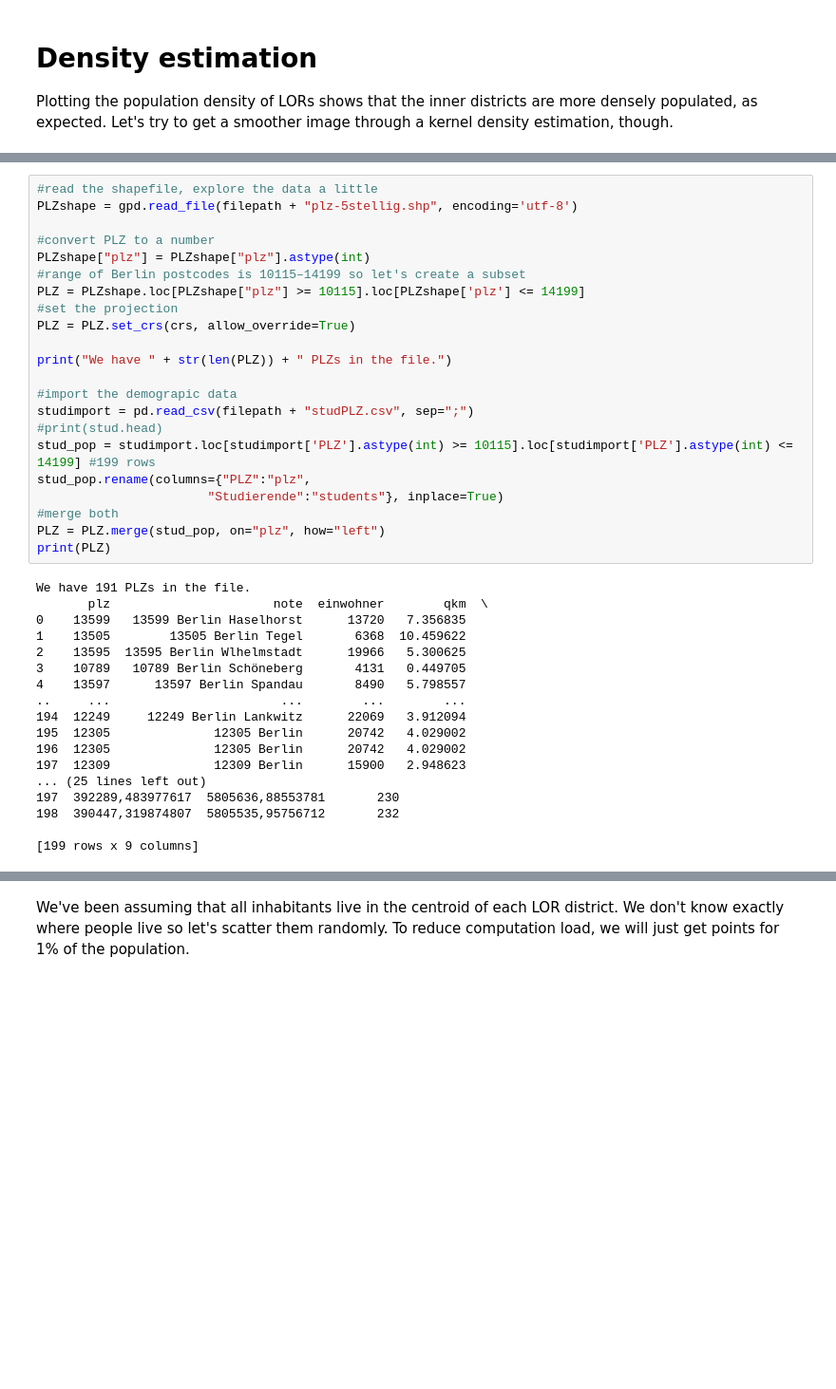
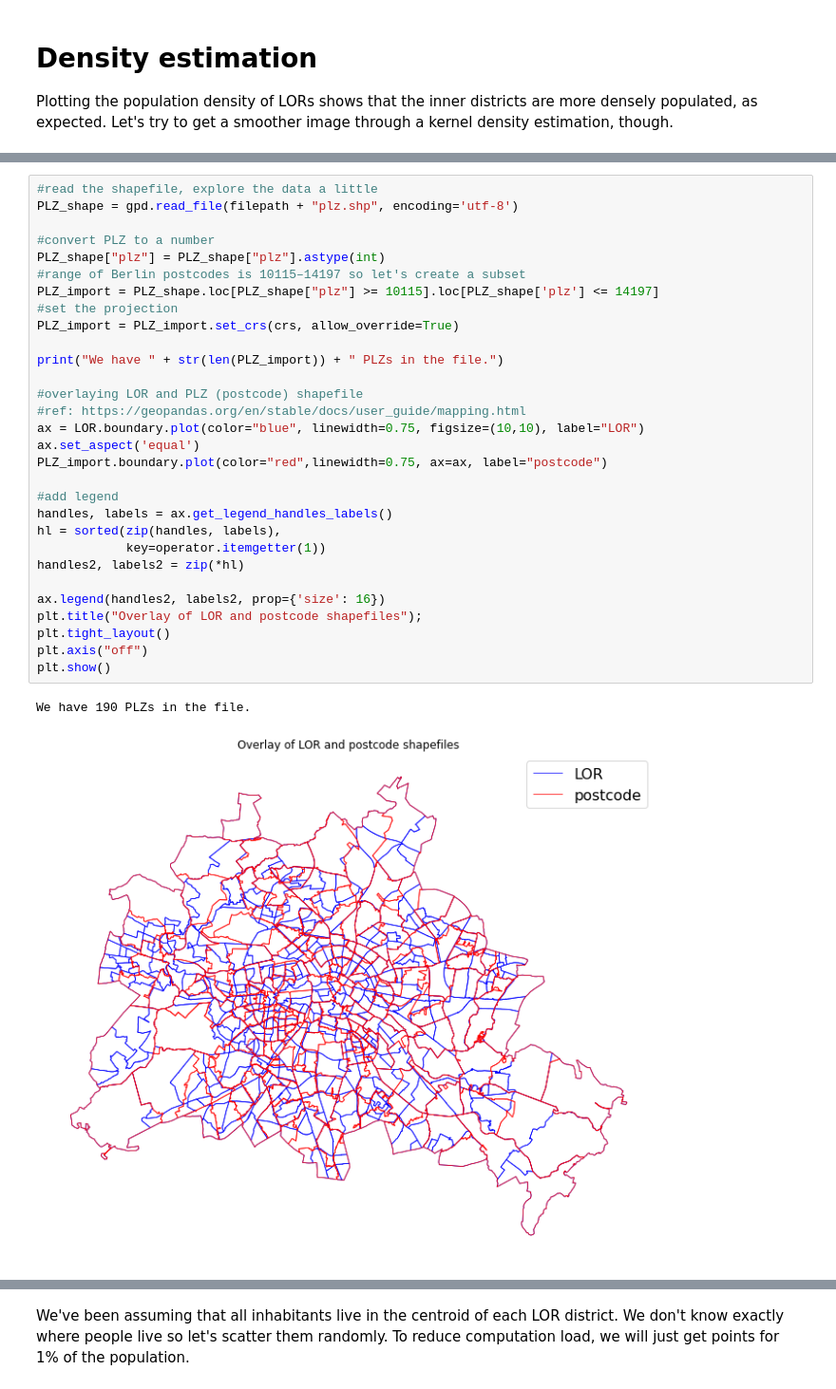
Before and after one commit to anwu-git/berlin-student-residence, a Jupyter notebook: berlin-student-residence.ipynb, the cells around one changed output, grey strips where cells are left out. Shown at 95% size. Cells and saved outputs as stored; diff of their text form; blank space fills up the shorter version.

Commit message:
Kaggle Notebook | Berlin Student Residence | Version 6

```diff
--- a/berlin-student-residence.ipynb
+++ b/berlin-student-residence.ipynb
@@ -263,42 +260,35 @@ Now let's get to the students. We'll read the German postcode shapefiles and lim
 
 We'll also read the number of students living in each Berlin postcode as of 2016. This data was obtained from the Berlin city government for research reasons and is not available publicly, unfortunately.
-# %%
-#read the shapefile, explore the data a little
-PLZshape = gpd.read_file(filepath + "plz-5stellig.shp", encoding='utf-8')
-
-#convert PLZ to a number
-PLZshape["plz"] = PLZshape["plz"].astype(int)
-#range of Berlin postcodes is 10115–14199 so let's create a subset
-PLZ = PLZshape.loc[PLZshape["plz"] >= 10115].loc[PLZshape['plz'] <= 14199]
-#set the projection
-PLZ = PLZ.set_crs(crs, allow_override=True)
-
-print("We have " + str(len(PLZ)) + " PLZs in the file.")
-
-#import the demograpic data
-studimport = pd.read_csv(filepath + "studPLZ.csv", sep=";")
-#print(stud.head)
-stud_pop = studimport.loc[studimport['PLZ'].astype(int) >= 10115].loc[studimport['PLZ'].astype(int) <= 14199] #199 rows
-stud_pop.rename(columns={"PLZ":"plz",
-                       "Studierende":"students"}, inplace=True)
-#merge both
-PLZ = PLZ.merge(stud_pop, on="plz", how="left")
-print(PLZ)
-# %% [output]
-We have 191 PLZs in the file.
-       plz                      note  einwohner        qkm  \
-0    13599   13599 Berlin Haselhorst      13720   7.356835
-1    13505        13505 Berlin Tegel       6368  10.459622
-2    13595  13595 Berlin Wlhelmstadt      19966   5.300625
-3    10789   10789 Berlin Schöneberg       4131   0.449705
-4    13597      13597 Berlin Spandau       8490   5.798557
-..     ...                       ...        ...        ...
-194  12249     12249 Berlin Lankwitz      22069   3.912094
-195  12305              12305 Berlin      20742   4.029002
-196  12305              12305 Berlin      20742   4.029002
-197  12309              12309 Berlin      15900   2.948623
-... (25 lines left out)
-197  392289,483977617  5805636,88553781       230
-198  390447,319874807  5805535,95756712       232
-
-[199 rows x 9 columns]
+# %%
+#read the shapefile, explore the data a little
+PLZ_shape = gpd.read_file(filepath + "plz.shp", encoding='utf-8')
+
+#convert PLZ to a number
+PLZ_shape["plz"] = PLZ_shape["plz"].astype(int)
+#range of Berlin postcodes is 10115–14197 so let's create a subset
+PLZ_import = PLZ_shape.loc[PLZ_shape["plz"] >= 10115].loc[PLZ_shape['plz'] <= 14197]
+#set the projection
+PLZ_import = PLZ_import.set_crs(crs, allow_override=True)
+
+print("We have " + str(len(PLZ_import)) + " PLZs in the file.")
+
+#overlaying LOR and PLZ (postcode) shapefile
+#ref: https://geopandas.org/en/stable/docs/user_guide/mapping.html
+ax = LOR.boundary.plot(color="blue", linewidth=0.75, figsize=(10,10), label="LOR")
+ax.set_aspect('equal')
+PLZ_import.boundary.plot(color="red",linewidth=0.75, ax=ax, label="postcode")
+
+#add legend
+handles, labels = ax.get_legend_handles_labels()
+hl = sorted(zip(handles, labels),
+            key=operator.itemgetter(1))
+handles2, labels2 = zip(*hl)
+
+ax.legend(handles2, labels2, prop={'size': 16})
+plt.title("Overlay of LOR and postcode shapefiles");
+plt.tight_layout()
+plt.axis("off")
+plt.show()
+# %% [output]
+We have 190 PLZs in the file.
+[figure, added]
```
Also changed, not shown: parts of 5 cells of this notebook.
